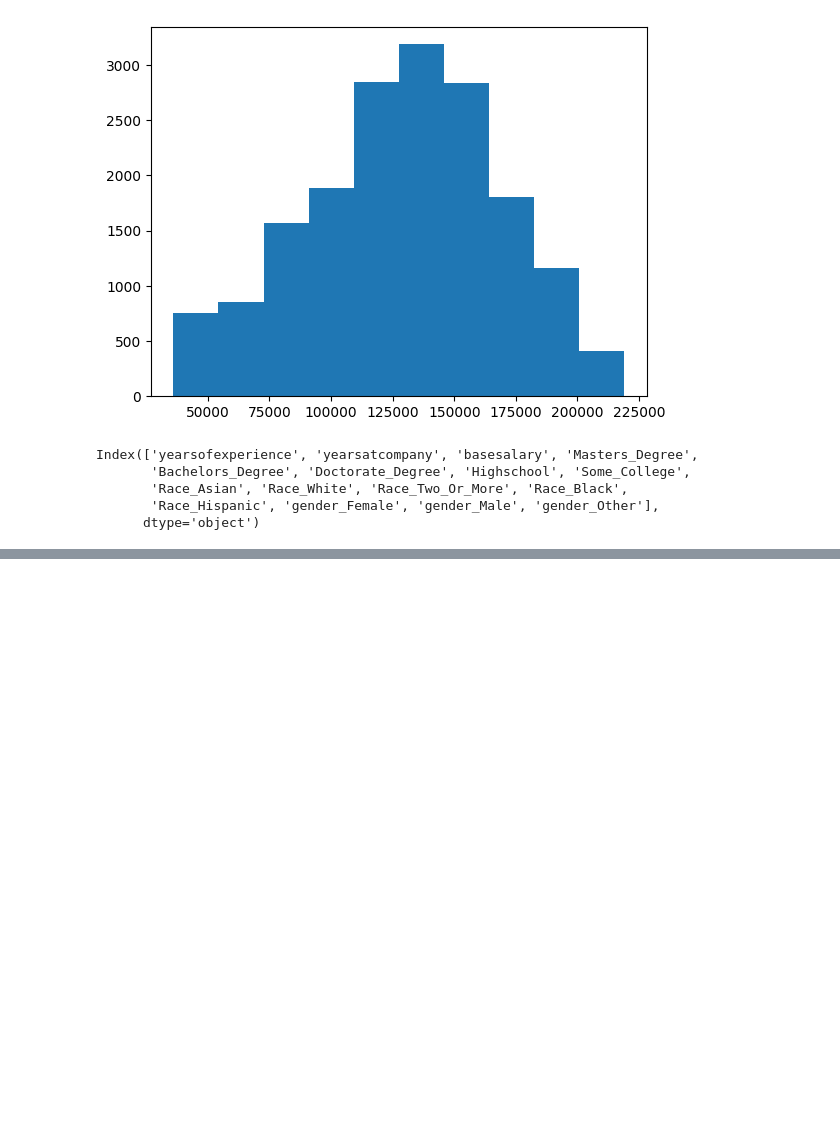
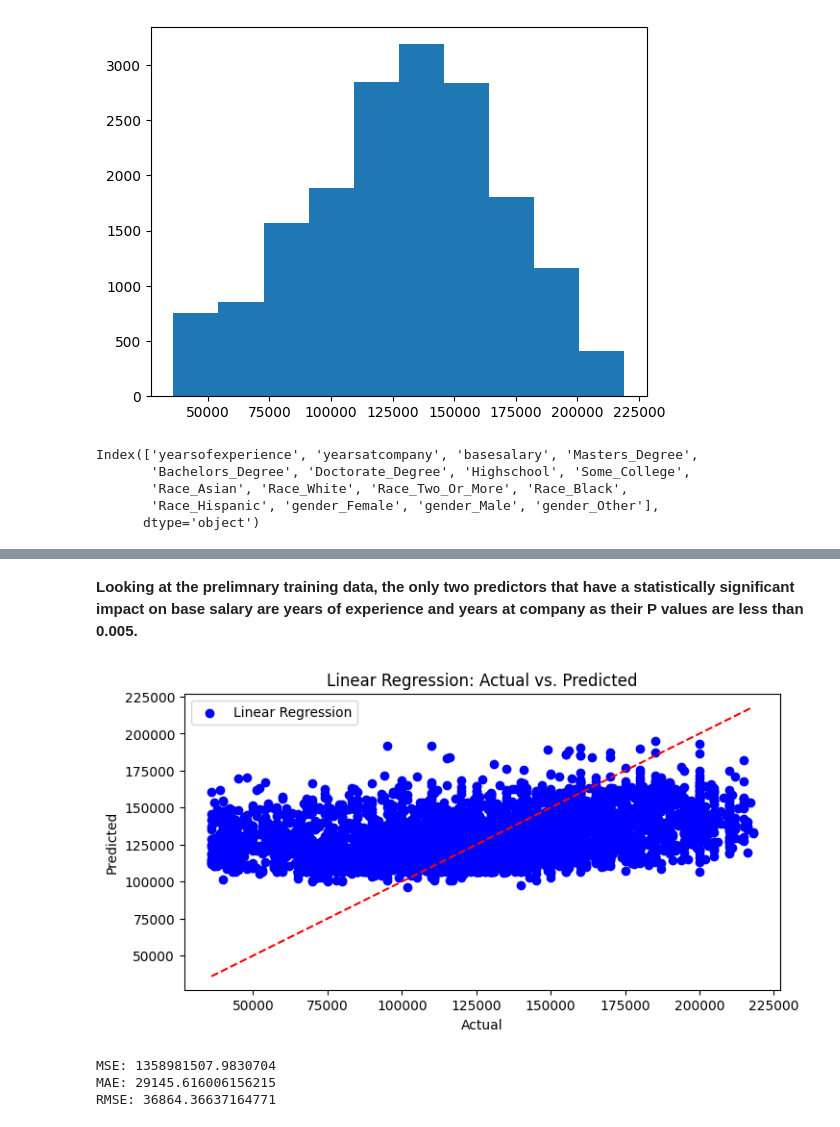
Before and after one commit to drakonic-fury/DTSC-2302-FP, a Jupyter notebook: project.ipynb, the cells around one changed output, grey strips where cells are left out. Drawn from its saved outputs; the diff is of its cells as text; code cells hidden in the pictures; blank space fills up the shorter version.

Commit message:
Finished lreg model and model interpretations.

```diff
--- a/project.ipynb
+++ b/project.ipynb
@@ -163,0 +162,11 @@ Predictors = Education, Race, Gender, Experience Level, Tenure at Company
+# %%
+X = encodedData.drop('basesalary', axis=1)
+y = encodedData['basesalary']
+# %%
+X_train, X_test, y_train, y_test = train_test_split(X, y, test_size=0.3, random_state=42)
+# %%
+X_train = sm.add_constant(X_train)
+X_test = sm.add_constant(X_test)
+# %%
+model = sm.OLS(y_train, X_train).fit()
+print(model.summary())
@@ -163,0 +191,26 @@ Predictors = Education, Race, Gender, Experience Level, Tenure at Company
+# %% [markdown]
+**Looking at the prelimnary training data, the only two predictors that have a statistically significant impact on base salary are years of experience and years at company as their P values are less than 0.005.**
+# %%
+predict = model.predict(X_test)
+mse = mean_squared_error(y_test, predict)
+mae = mean_absolute_error(y_test, predict)
+rmse = np.sqrt(mse)
+
+plt.figure(figsize=(8, 4))
+plt.scatter(y_test, predict, color='blue', label='Linear Regression')
+plt.plot([min(y_test), max(y_test)], [min(y_test), max(y_test)], color='red', linestyle='--')
+plt.title('Linear Regression: Actual vs. Predicted')
+plt.xlabel('Actual')
+plt.ylabel('Predicted')
+plt.legend()
+plt.show()
+# %% [output]
+[figure, added]
+# %%
+print("MSE: {}".format(mse))
+print("MAE: {}".format(mae))
+print("RMSE: {}".format(rmse))
+# %% [output]
+MSE: 1358981507.9830704
+MAE: 29145.616006156215
+RMSE: 36864.36637164771
```
Also changed, not shown: parts of 7 cells of this notebook.
